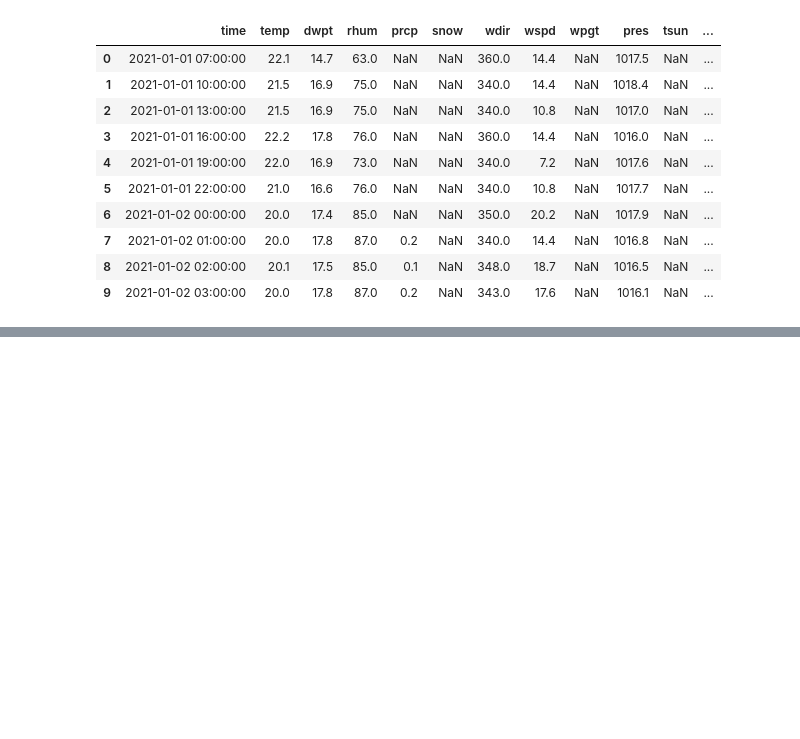
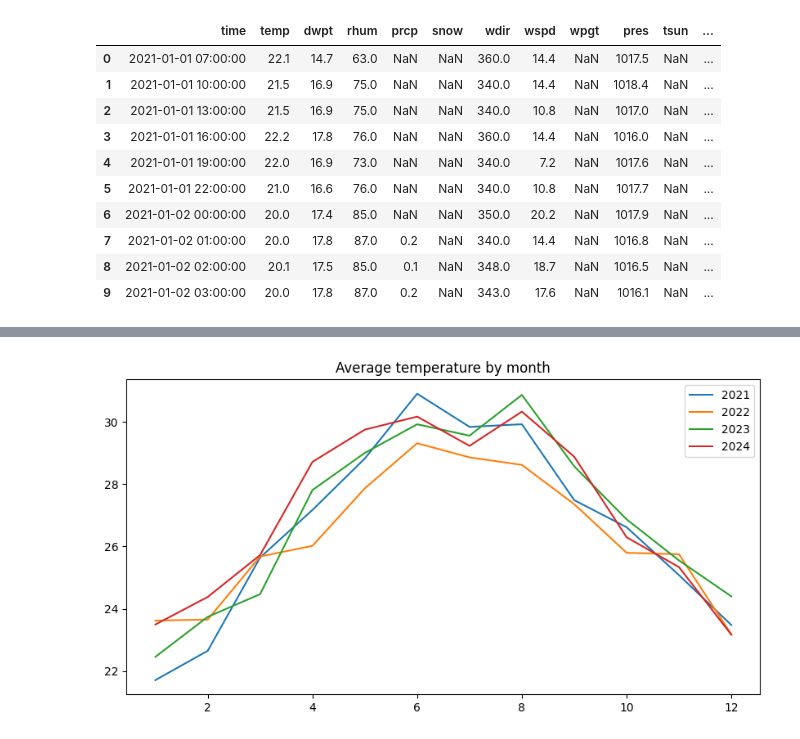
Before and after one commit to hieuxinloi/weather_forecast, a Jupyter notebook: Preprocessing_EDA.ipynb, the cells around one changed output, grey strips where cells are left out. Drawn from its saved outputs; the diff is of its cells as text; code cells hidden in the pictures; blank space fills up the shorter version.

```diff
--- a/Preprocessing_EDA.ipynb
+++ b/Preprocessing_EDA.ipynb
@@ -68,0 +261,4 @@ data.head(10)
+# %%
+# take average temp by month and year
+avg_temp_by_month = df.groupby(["year", "month"])["temp"].mean()
+avg_temp_by_month
@@ -68,0 +283,11 @@ data.head(10)
+# %%
+plt.figure(figsize=(10, 5))
+
+for year in avg_temp_by_month.index.levels[0]:
+    plt.plot(avg_temp_by_month[year].index, avg_temp_by_month[year].values, label = year)
+
+plt.title("Average temperature by month")
+plt.legend()
+plt.show()
+# %% [output]
+[figure, added]
```
Also changed, not shown: parts of 28 cells of this notebook.
